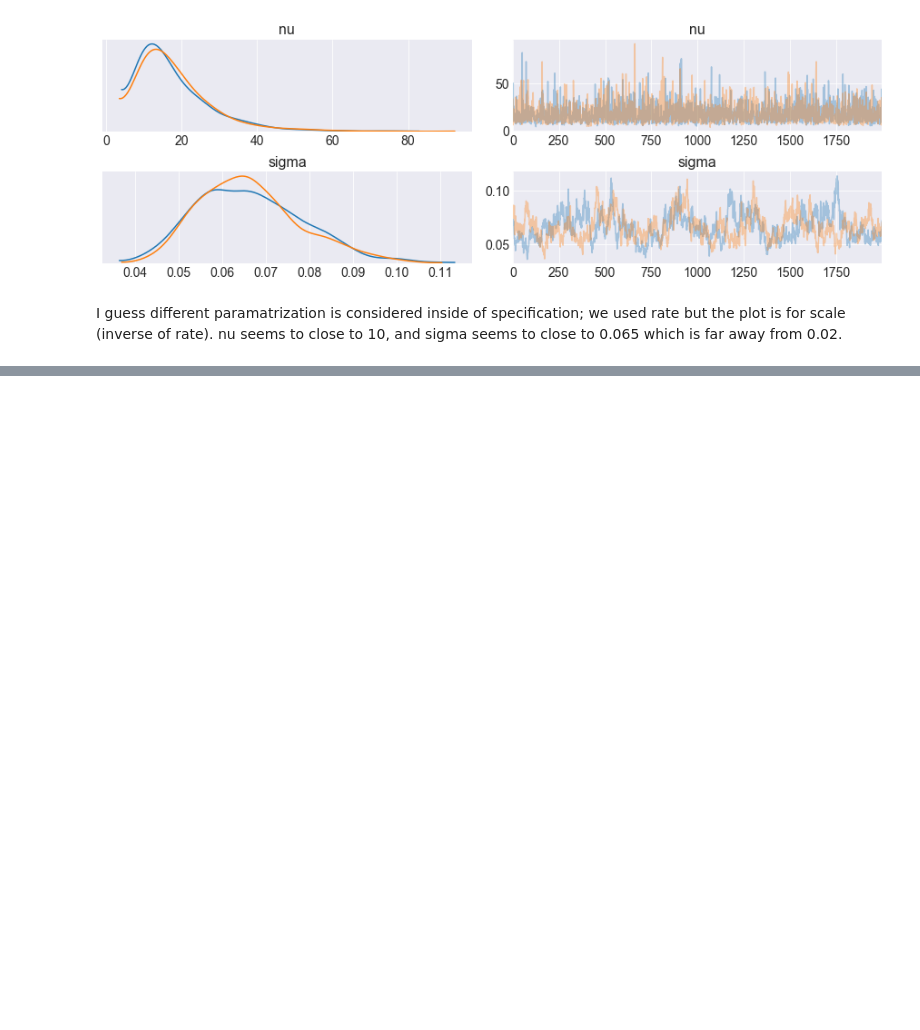
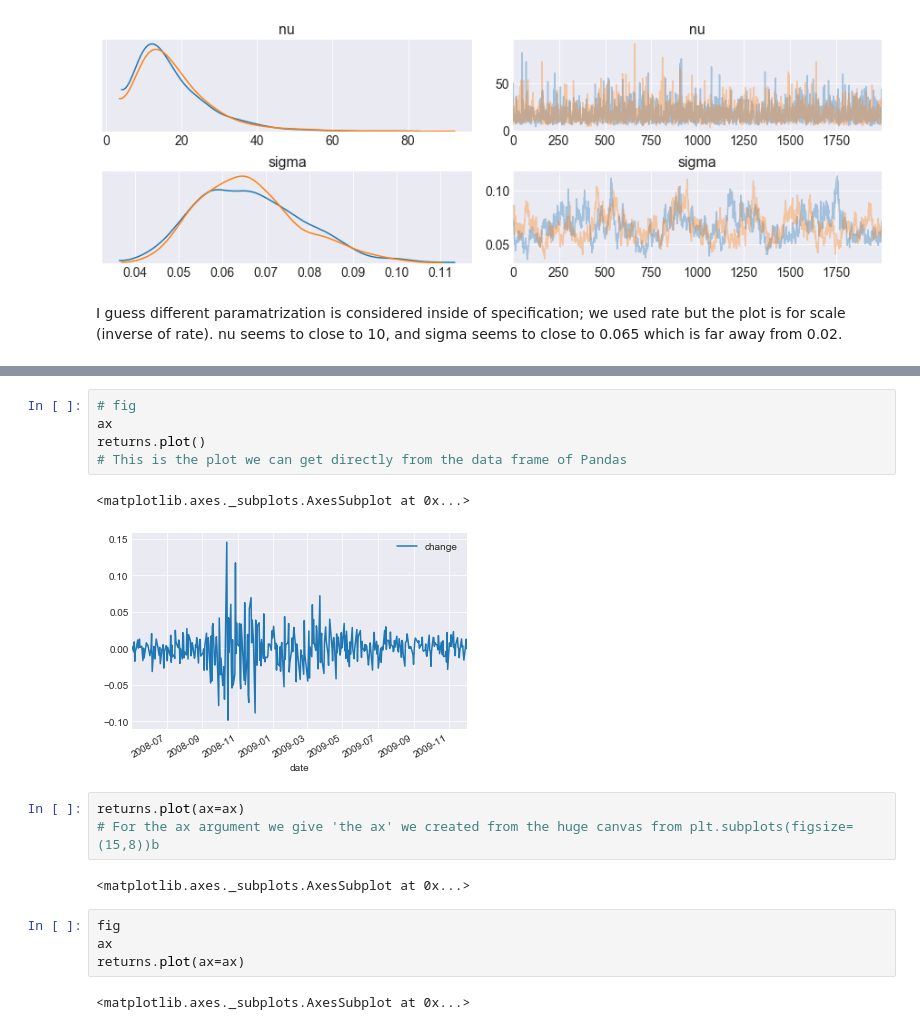
Before and after one commit to tom-hc-park/MSc-RA-Bayesian-evidence-synthesis, a Jupyter notebook: pyMC3 practice for MCMC and variational Bayes.ipynb, the cells around one changed output, grey strips where cells are left out. Cells and saved outputs as stored; diff of their text form; blank space fills up the shorter version.

```diff
--- a/pyMC3 practice for MCMC and variational Bayes.ipynb
+++ b/pyMC3 practice for MCMC and variational Bayes.ipynb
@@ -387,0 +406,19 @@ nu seems to close to 10, and sigma seems to close to 0.065 which is far away fro
+# %%
+# fig
+ax
+returns.plot()
+# This is the plot we can get directly from the data frame of Pandas
+# %% [output]
+<matplotlib.axes._subplots.AxesSubplot at 0x...>
+[figure, added]
+# %%
+returns.plot(ax=ax)
+# For the ax argument we give 'the ax' we created from the huge canvas from plt.subplots(figsize=(15,8))b
+# %% [output]
+<matplotlib.axes._subplots.AxesSubplot at 0x...>
+# %%
+fig
+ax
+returns.plot(ax=ax)
+# %% [output]
+<matplotlib.axes._subplots.AxesSubplot at 0x...>
```
Also changed, not shown: parts of 18 cells of this notebook.
